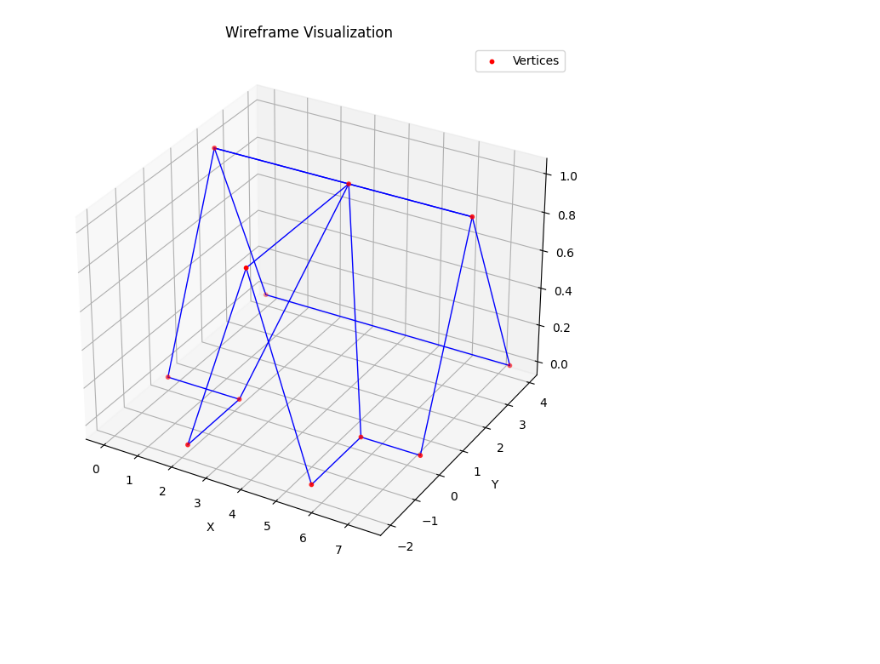
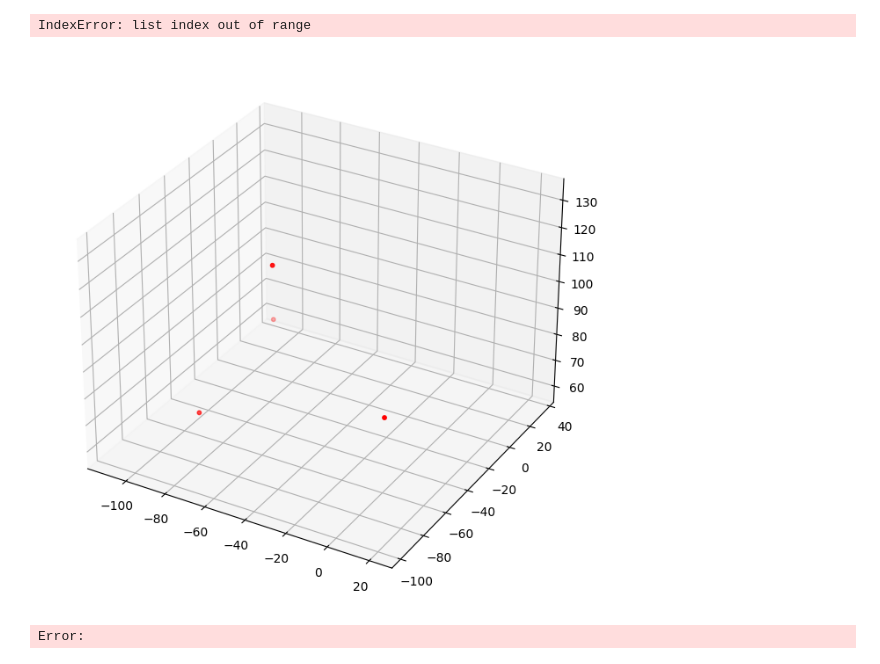
Before and after one commit to ranhaogong/Point2Roof, a Jupyter notebook: visualization.ipynb, the cells around one changed output. Cells and saved outputs as stored; diff of their text form; code cells hidden in the pictures; blank space fills up the shorter version.

```diff
--- a/visualization.ipynb
+++ b/visualization.ipynb
@@ -113,7 +113,9 @@ def visualize_wireframe(file_path):
     # 显示图形
     plt.show()
 # %%
-file_path = "/data/haoran/Point2Roof/output/pts6/results/001598.obj"  # 替换为你的 .obj 文件路径
+file_path = "/data/haoran/Point2Roof/testmydata/results/0.obj"  # 替换为你的 .obj 文件路径
 visualize_wireframe(file_path)
 # %% [output]
+IndexError: list index out of range
-[figure, old version]
+[figure, new version]
+Error:
```
Also changed, not shown: parts of 2 cells of this notebook, 12 other files.
